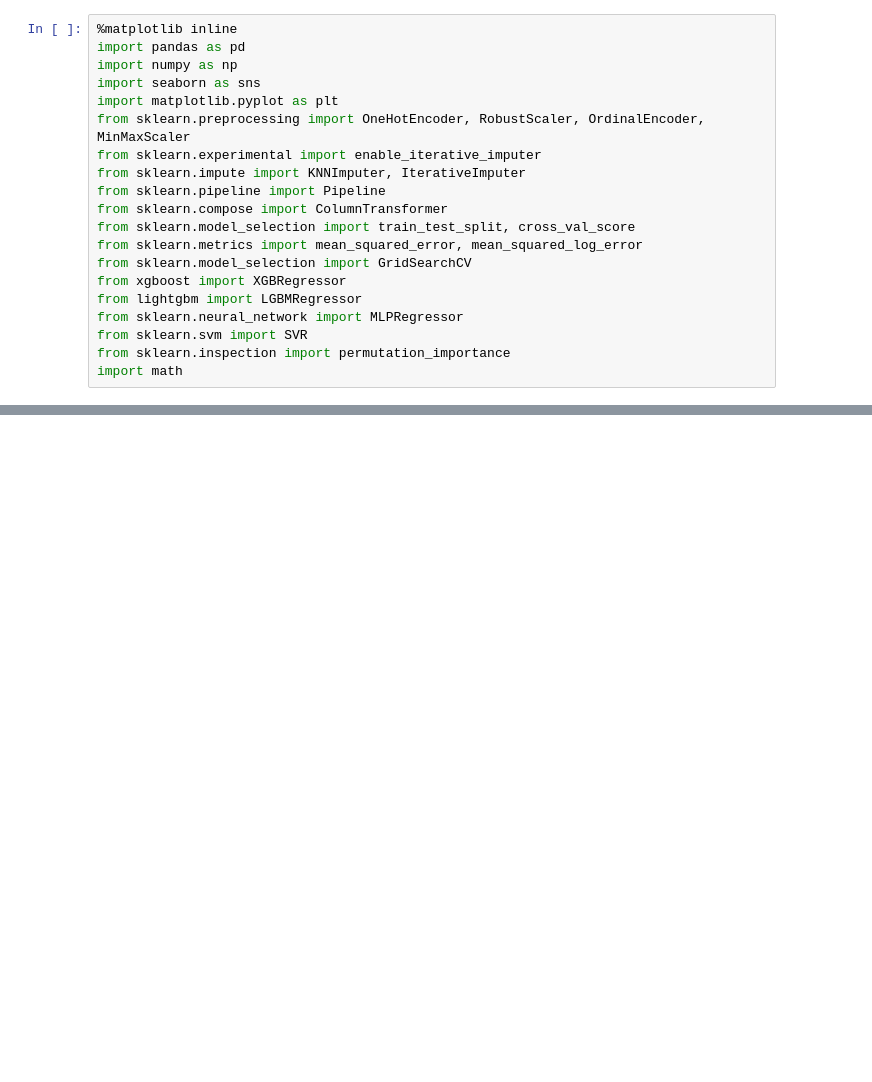
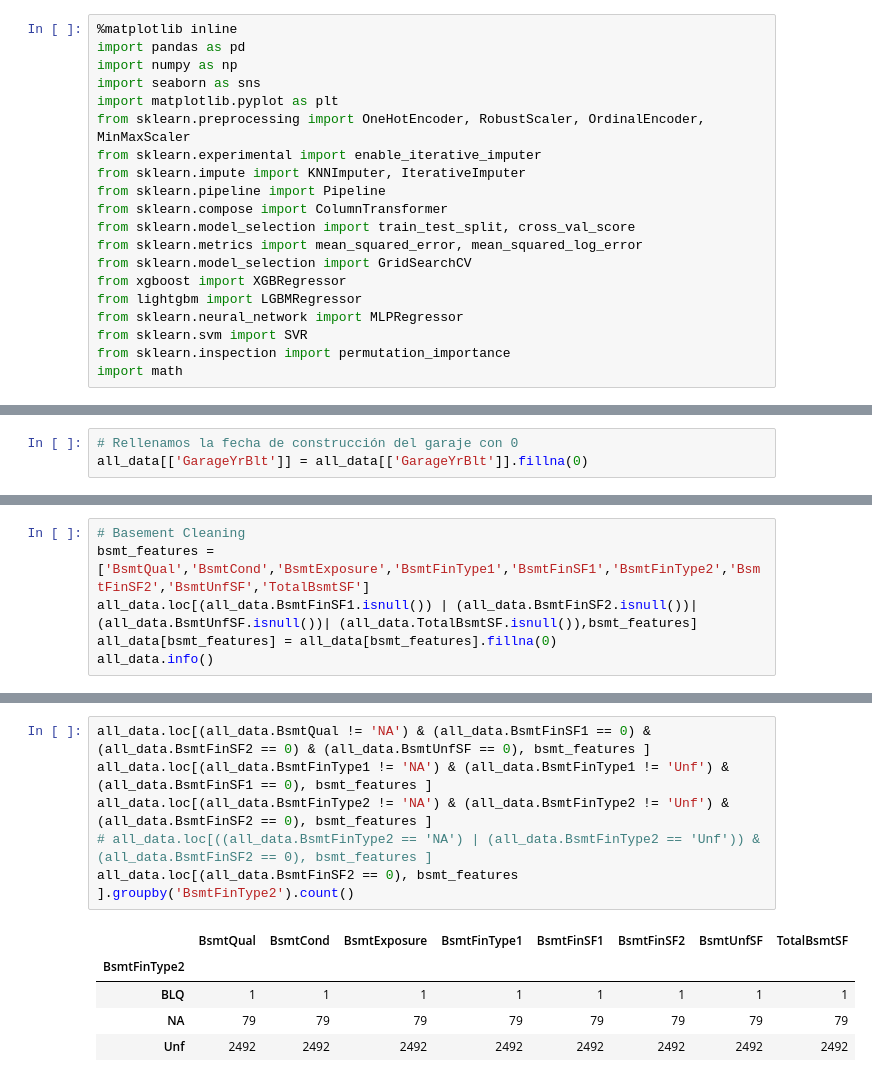
Before and after one commit to ArturoCRodriguez/kaggle_house_prices, a Jupyter notebook: house_pricing_v2.ipynb, the cells around one changed output, grey strips where cells are left out. Saved outputs shown, nothing was run; the diff lists cells and outputs as text; blank space fills up the shorter version.

```diff
--- a/house_pricing_v2.ipynb
+++ b/house_pricing_v2.ipynb
@@ -39,0 +165,3 @@ all_data.describe()
+# %%
+# Rellenamos la fecha de construcción del garaje con 0
+all_data[['GarageYrBlt']] = all_data[['GarageYrBlt']].fillna(0)
@@ -39,0 +188,6 @@ all_data.describe()
+# %%
+# Basement Cleaning
+bsmt_features = ['BsmtQual','BsmtCond','BsmtExposure','BsmtFinType1','BsmtFinSF1','BsmtFinType2','BsmtFinSF2','BsmtUnfSF','TotalBsmtSF']
+all_data.loc[(all_data.BsmtFinSF1.isnull()) | (all_data.BsmtFinSF2.isnull())| (all_data.BsmtUnfSF.isnull())| (all_data.TotalBsmtSF.isnull()),bsmt_features]
+all_data[bsmt_features] = all_data[bsmt_features].fillna(0)
+all_data.info()
@@ -39,0 +212,12 @@ all_data.describe()
+# %%
+all_data.loc[(all_data.BsmtQual != 'NA') & (all_data.BsmtFinSF1 == 0) & (all_data.BsmtFinSF2 == 0) & (all_data.BsmtUnfSF == 0), bsmt_features ]
+all_data.loc[(all_data.BsmtFinType1 != 'NA') & (all_data.BsmtFinType1 != 'Unf') & (all_data.BsmtFinSF1 == 0), bsmt_features ]
+all_data.loc[(all_data.BsmtFinType2 != 'NA') & (all_data.BsmtFinType2 != 'Unf') & (all_data.BsmtFinSF2 == 0), bsmt_features ]
+# all_data.loc[((all_data.BsmtFinType2 == 'NA') | (all_data.BsmtFinType2 == 'Unf')) & (all_data.BsmtFinSF2 == 0), bsmt_features ]
+all_data.loc[(all_data.BsmtFinSF2 == 0), bsmt_features ].groupby('BsmtFinType2').count()
+# %% [output]
+|  | BsmtQual | BsmtCond | BsmtExposure | BsmtFinType1 | BsmtFinSF1 | BsmtFinSF2 | BsmtUnfSF | TotalBsmtSF |
+| BsmtFinType2 |  |  |  |  |  |  |  |  |
+| BLQ | 1 | 1 | 1 | 1 | 1 | 1 | 1 | 1 |
+| NA | 79 | 79 | 79 | 79 | 79 | 79 | 79 | 79 |
+| Unf | 2492 | 2492 | 2492 | 2492 | 2492 | 2492 | 2492 | 2492 |
```
Also changed, not shown: parts of 27 cells of this notebook, 4 other files.
